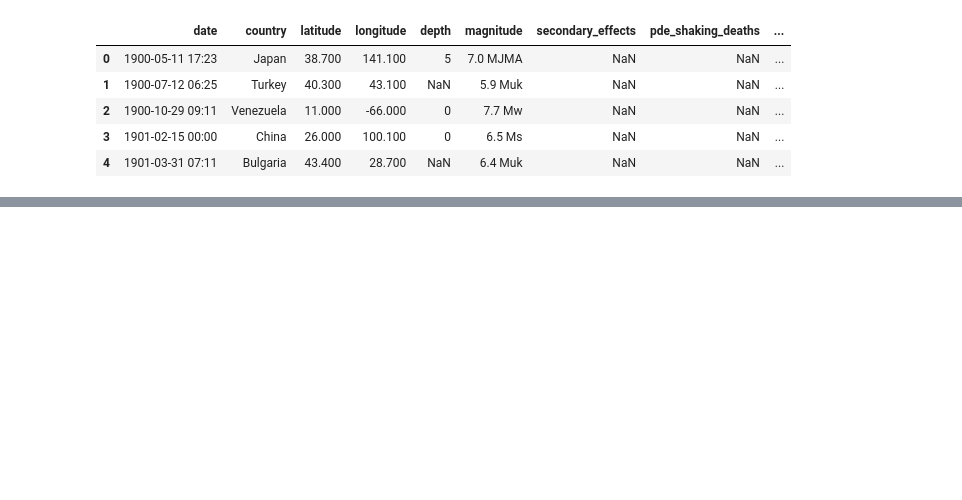
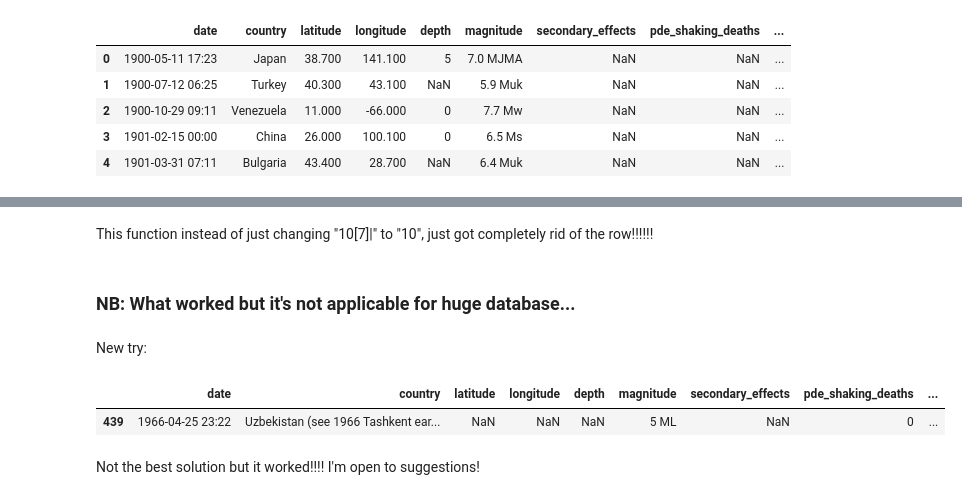
Before and after one commit to nss-data-science-cohort-4/dq3-earthquakes-amdquake, a Jupyter notebook: notebook/dq3-amdquake-alg-02-columns_cleaning.ipynb, the cells around one changed output, grey strips where cells are left out. Drawn from its saved outputs; the diff is of its cells as text; code cells hidden in the pictures; blank space fills up the shorter version.

```diff
--- a/notebook/dq3-amdquake-alg-02-columns_cleaning.ipynb
+++ b/notebook/dq3-amdquake-alg-02-columns_cleaning.ipynb
@@ -17,0 +115,2 @@ world_earthquakes.tail()
+# %%
+world_earthquakes['longitude'] = world_earthquakes['longitude'].astype(float)
@@ -30,0 +199,6 @@ remove_footnotes(world_earthquakes,'others_sources_deaths')
+# %% [markdown]
+This function instead of just changing "10[7]|" to "10", just got completely rid of the row!!!!!!
+# %% [markdown]
+### NB: What worked but it's not applicable for huge database...
+# %% [markdown]
+New try:
@@ -30,0 +207,7 @@ remove_footnotes(world_earthquakes,'others_sources_deaths')
+# %%
+world_earthquakes[world_earthquakes['country'] == 'Uzbekistan (see 1966 Tashkent earthquake)']
+# %% [output]
+|  | date | country | latitude | longitude | depth | magnitude | secondary_effects | pde_shaking_deaths | ... |
+| 439 | 1966-04-25 23:22 | Uzbekistan (see 1966 Tashkent ear... | NaN | NaN | NaN | 5 ML | NaN | 0 | ... |
+# %% [markdown]
+Not the best solution but it worked!!!! I'm open to suggestions!
```
Also changed, not shown: parts of 66 cells of this notebook.
